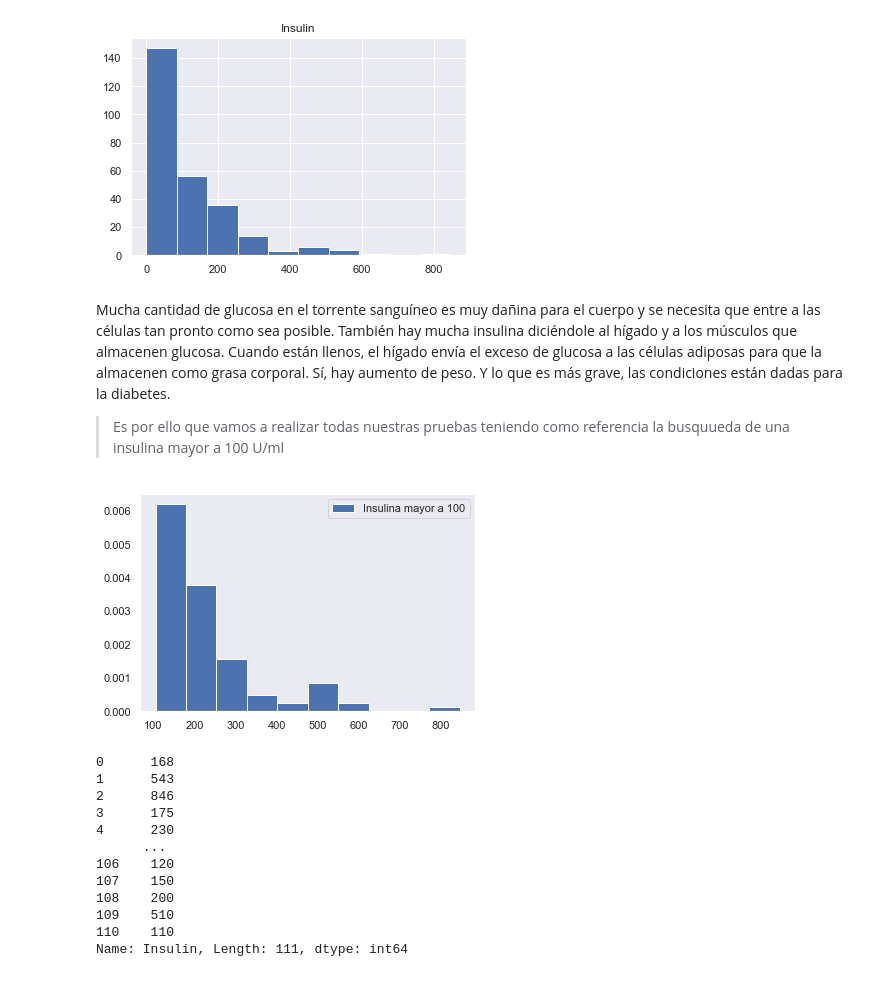
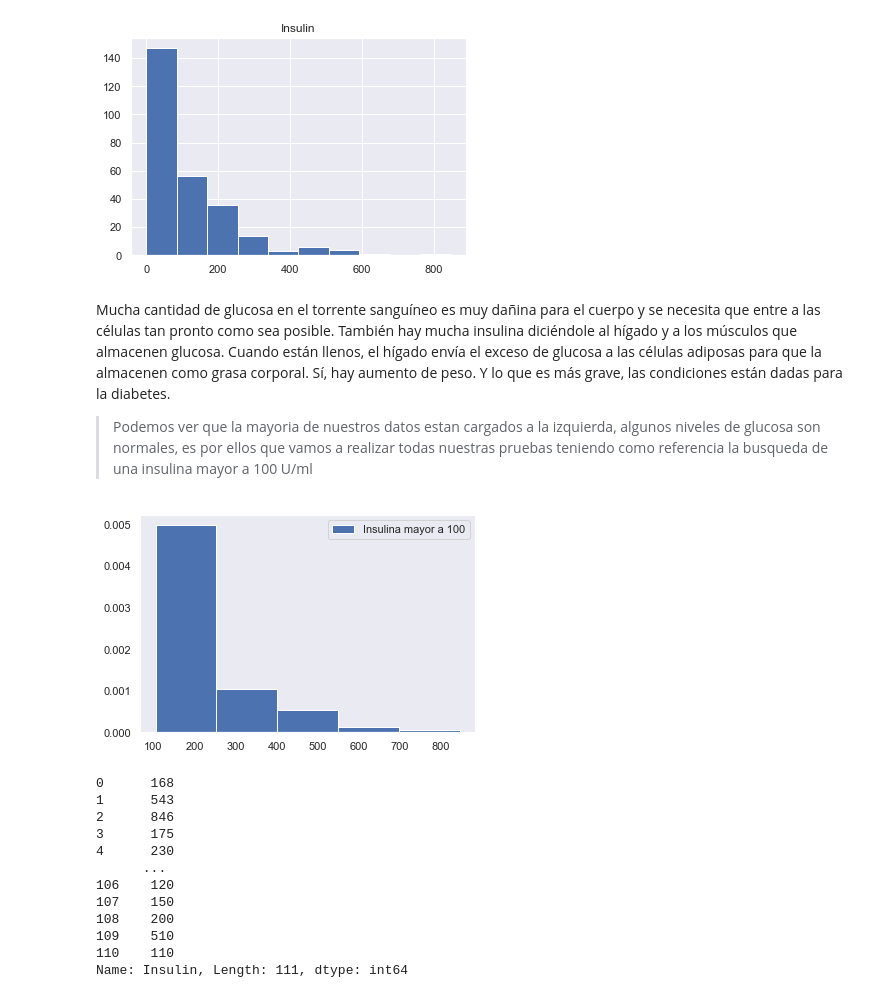
Before and after one commit to Carolina1002/PROYECTO_CBARBA_MAOCHOA, a Jupyter notebook: Proyecto_CBARBA_MAOCHOA.ipynb, the cells around one changed output. Cells and saved outputs as stored; diff of their text form; code cells hidden in the pictures.

```diff
--- a/Proyecto_CBARBA_MAOCHOA.ipynb
+++ b/Proyecto_CBARBA_MAOCHOA.ipynb
@@ -648,19 +650,19 @@ plt.show()
 # %% [markdown]
 Mucha cantidad de glucosa en el torrente sanguíneo es muy dañina para el cuerpo y se necesita que entre a las células tan pronto como sea posible. También hay mucha insulina diciéndole al hígado y a los músculos que almacenen glucosa. Cuando están llenos, el hígado envía el exceso de glucosa a las células adiposas para que la almacenen como grasa corporal. Sí, hay aumento de peso. Y lo que es más grave, las condiciones están dadas para la diabetes.
 
-> Es por ello que vamos a realizar todas nuestras pruebas teniendo como referencia la busquueda de una insulina mayor a 100 U/ml
+> Podemos ver que la mayoria de nuestros datos estan cargados a la izquierda, algunos niveles de glucosa son normales, es por ellos que vamos a realizar todas nuestras pruebas teniendo como referencia la busqueda de una insulina mayor a 100 U/ml
 # %%
 insu=strokes_insu['Insulin']>100 #selección de solo insulina mayor a 100
 strokes_insu2 = strokes_insu[insu]#selección de datos que cumplen con el filtro previamente especificado
 strokes_insu2= strokes_insu2.set_index(np.arange(len(strokes_insu2))) # generación de nuevo indice
 # %%
-divisiones = 10
+divisiones = 5
 plt.hist(strokes_insu2['Insulin'],divisiones,density=True,label='Insulina mayor a 100')
 plt.legend(loc='best')
 plt.grid()
 plt.show()
 # %% [output]
-[figure, old version]
+[figure, new version]
 # %%
 data_in = strokes_insu2["Insulin"]
 data_in
```
Also changed, not shown: parts of 30 cells of this notebook.
